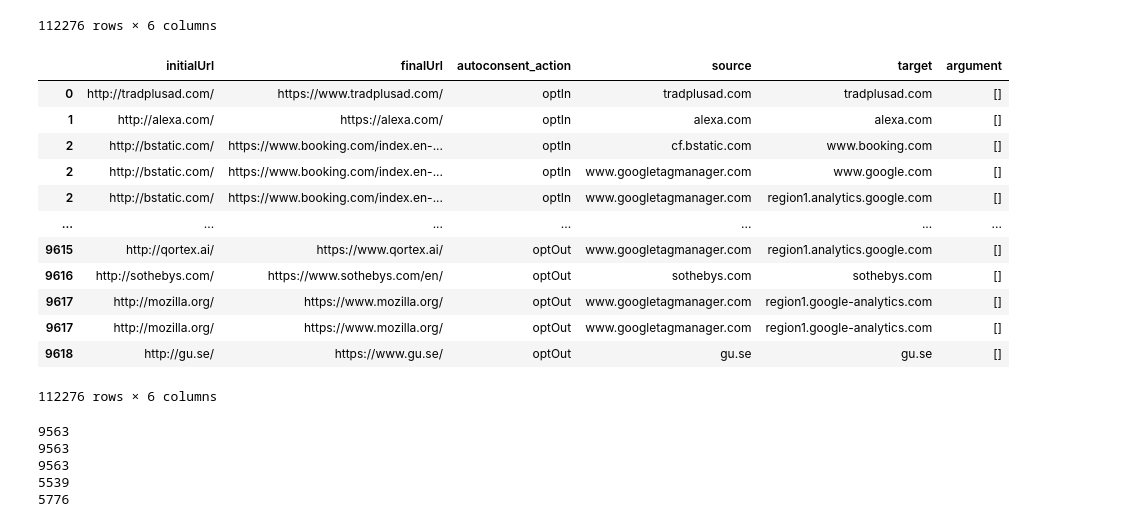
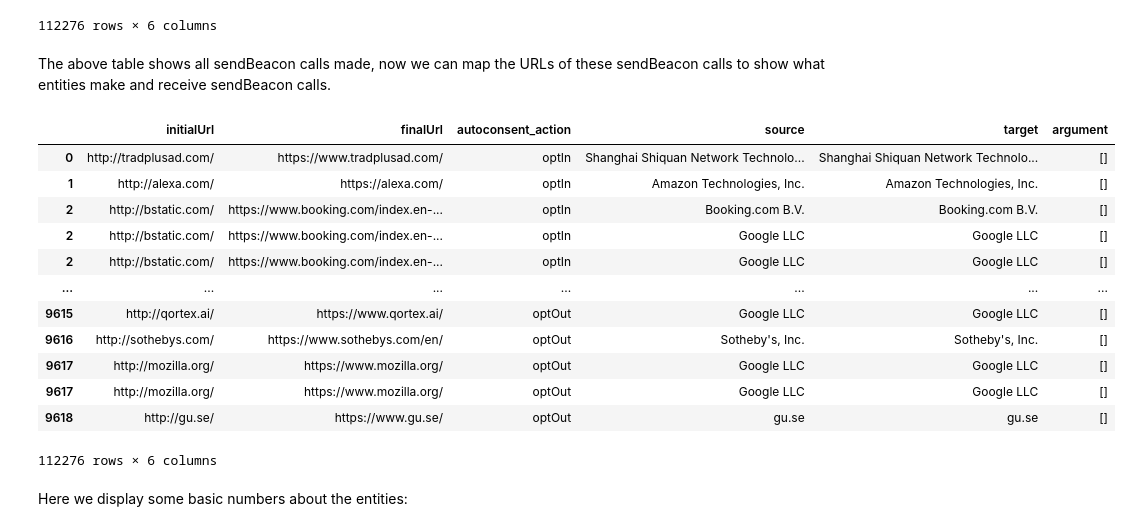
Before and after one commit to woutgit/sendBeacon-crawler, a Jupyter notebook: analysis/apis_analysis_target_source.ipynb/intersection_of_visits.ipynb, the cells around one changed output. Saved outputs shown, nothing was run; the diff lists cells and outputs as text; code cells hidden in the pictures.

```diff
--- a/analysis/apis_analysis_target_source.ipynb/intersection_of_visits.ipynb
+++ b/analysis/apis_analysis_target_source.ipynb/intersection_of_visits.ipynb
@@ -59,43 +59,49 @@ display(df_exploded)
 | 9617 | http://mozilla.org/ | https://www.mozilla.org/ | optOut | https://www.googletagmanager.com/... | https://region1.google-analytics.... | [] |
 | 9618 | http://gu.se/ | https://www.gu.se/ | optOut |  | [] | [] |
 112276 rows × 6 columns
+# %% [markdown]
+The above table shows all sendBeacon calls made, now we can map the URLs of these sendBeacon calls to show what entities make and receive sendBeacon calls.
 # %%
-from urllib.parse import urlparse
+import tldextract
+import json
 
-def base_url(row, column):
-    url = row[column]
-    if row[column] == "" or row[column] == []:
-        url = row['initialUrl']
-    return urlparse(url).netloc
+with open('domain_map.json') as f:
+    domain_map = json.loads(f.read())
+
+def get_domain(url, default=''):
+    if url == [] or url == '':
+        url = default
+    tld_extract = tldextract.extract(url)
+    domain_name = tld_extract.registered_domain
+    if domain_name in domain_map:
+        return domain_map[domain_name]['entityName']
+    else:
+        return domain_name
+
+def get_domain_raw(url, default=''):
+    if url == [] or url == '':
+        url = default
+    tld_extract = tldextract.extract(url)
+    return tld_extract.registered_domain
 
 df_base_urls = df_exploded.copy()
-df_base_urls['source'] = df_exploded.apply(lambda row: base_url(row, 'source'), axis=1)
-df_base_urls['target'] = df_exploded.apply(lambda row: base_url(row, 'target'), axis=1)
+df_base_urls['source'] = df_exploded.apply(lambda row: get_domain(row['source'], row['initialUrl']), axis=1)
+df_base_urls['target'] = df_exploded.apply(lambda row: get_domain(row['target'], row['initialUrl']), axis=1)
 
 display(df_base_urls)
 # %% [output]
 |  | initialUrl | finalUrl | autoconsent_action | source | target | argument |
-| 0 | http://tradplusad.com/ | https://www.tradplusad.com/ | optIn | tradplusad.com | tradplusad.com | [] |
-| 1 | http://alexa.com/ | https://alexa.com/ | optIn | alexa.com | alexa.com | [] |
-| 2 | http://bstatic.com/ | https://www.booking.com/index.en-... | optIn | cf.bstatic.com | www.booking.com | [] |
-| 2 | http://bstatic.com/ | https://www.booking.com/index.en-... | optIn | www.googletagmanager.com | www.google.com | [] |
-| 2 | http://bstatic.com/ | https://www.booking.com/index.en-... | optIn | www.googletagmanager.com | region1.analytics.google.com | [] |
+| 0 | http://tradplusad.com/ | https://www.tradplusad.com/ | optIn | Shanghai Shiquan Network Technolo... | Shanghai Shiquan Network Technolo... | [] |
+| 1 | http://alexa.com/ | https://alexa.com/ | optIn | Amazon Technologies, Inc. | Amazon Technologies, Inc. | [] |
+| 2 | http://bstatic.com/ | https://www.booking.com/index.en-... | optIn | Booking.com B.V. | Booking.com B.V. | [] |
+| 2 | http://bstatic.com/ | https://www.booking.com/index.en-... | optIn | Google LLC | Google LLC | [] |
+| 2 | http://bstatic.com/ | https://www.booking.com/index.en-... | optIn | Google LLC | Google LLC | [] |
 | ... | ... | ... | ... | ... | ... | ... |
-| 9615 | http://qortex.ai/ | https://www.qortex.ai/ | optOut | www.googletagmanager.com | region1.analytics.google.com | [] |
-| 9616 | http://sothebys.com/ | https://www.sothebys.com/en/ | optOut | sothebys.com | sothebys.com | [] |
-| 9617 | http://mozilla.org/ | https://www.mozilla.org/ | optOut | www.googletagmanager.com | region1.google-analytics.com | [] |
-| 9617 | http://mozilla.org/ | https://www.mozilla.org/ | optOut | www.googletagmanager.com | region1.google-analytics.com | [] |
+| 9615 | http://qortex.ai/ | https://www.qortex.ai/ | optOut | Google LLC | Google LLC | [] |
+| 9616 | http://sothebys.com/ | https://www.sothebys.com/en/ | optOut | Sotheby's, Inc. | Sotheby's, Inc. | [] |
+| 9617 | http://mozilla.org/ | https://www.mozilla.org/ | optOut | Google LLC | Google LLC | [] |
+| 9617 | http://mozilla.org/ | https://www.mozilla.org/ | optOut | Google LLC | Google LLC | [] |
 | 9618 | http://gu.se/ | https://www.gu.se/ | optOut | gu.se | gu.se | [] |
 112276 rows × 6 columns
-# %%
-print(len(df_base_urls.groupby(['initialUrl'])))
-print(len(df_base_urls[df_base_urls['autoconsent_action'] == 'optIn'].groupby('initialUrl')))
-print(len(df_base_urls[df_base_urls['autoconsent_action'] == 'optOut'].groupby('initialUrl')))
-print(len(df_base_urls.groupby(['source'])))
-print(len(df_base_urls.groupby(['target'])))
-# %% [output]
-9563
-9563
-9563
-5539
-5776
+# %% [markdown]
+Here we display some basic numbers about the entities:
```
Also changed, not shown: parts of 10 cells of this notebook, 6 other files.
